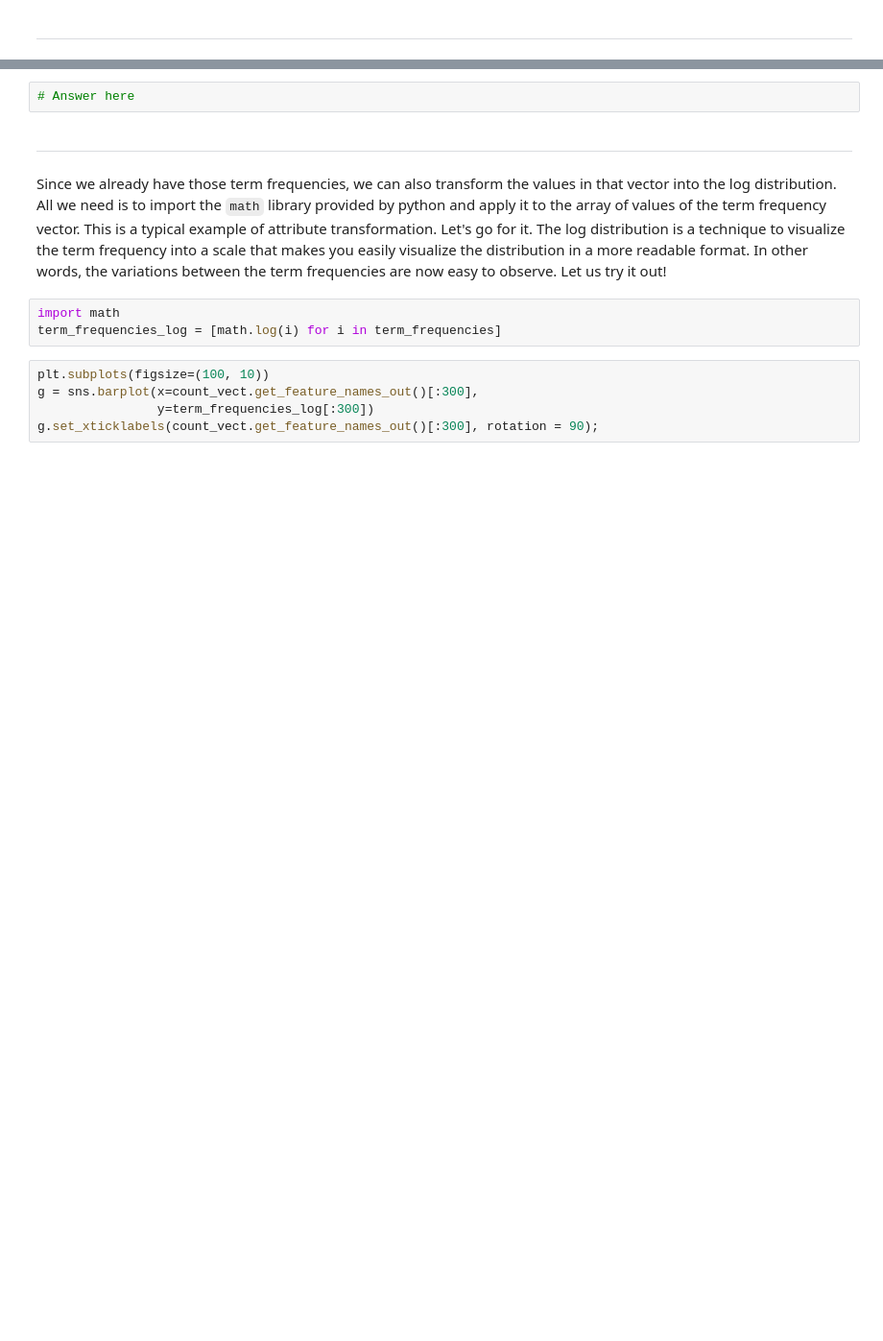
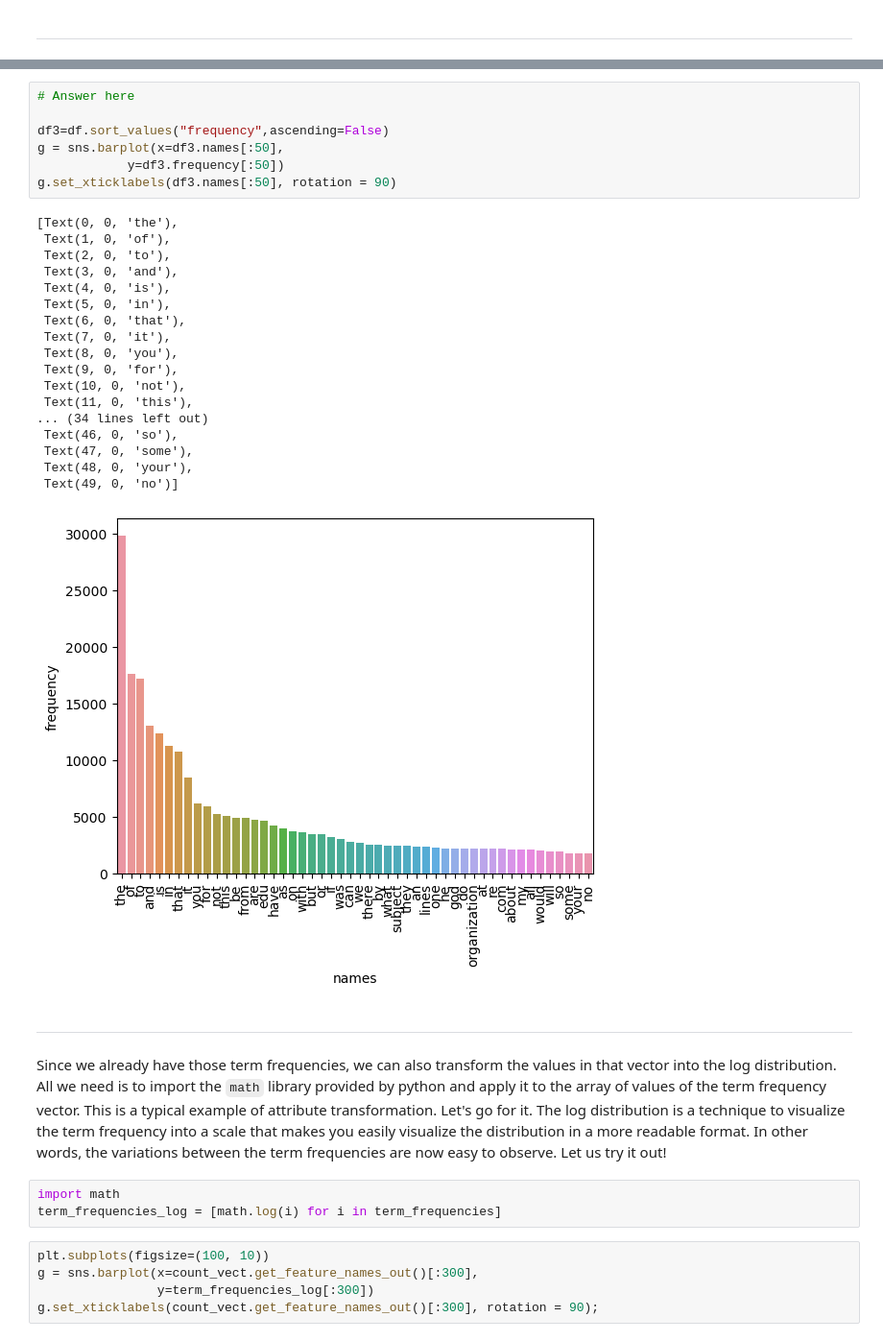
Before and after one commit to fredy1201/DM2024-Lab1-Master, a Jupyter notebook: DM2024-Lab1-Master.ipynb, the cells around one changed output, grey strips where cells are left out. Shown at 96% size. Drawn from its saved outputs; the diff is of its cells as text; blank space fills up the shorter version.

```diff
--- a/DM2024-Lab1-Master.ipynb
+++ b/DM2024-Lab1-Master.ipynb
@@ -1132,8 +1207,32 @@ The chart above only contains 300 vocabulary in the documents, and it's already
 Additionally, you can attempt to sort the terms on the `x-axis` by frequency instead of in alphabetical order. This way the visualization is more meaninfgul and you will be able to observe the so called [long tail](https://en.wikipedia.org/wiki/Long_tail) (get familiar with this term since it will appear a lot in data mining and other statistics courses). see picture below
 
 ![alt txt](https://upload.wikimedia.org/wikipedia/commons/thumb/8/8a/Long_tail.svg/1000px-Long_tail.svg.png)
-# %%
-# Answer here
+# %%
+# Answer here
+
+df3=df.sort_values("frequency",ascending=False)
+g = sns.barplot(x=df3.names[:50],
+            y=df3.frequency[:50])
+g.set_xticklabels(df3.names[:50], rotation = 90)
+# %% [output]
+[Text(0, 0, 'the'),
+ Text(1, 0, 'of'),
+ Text(2, 0, 'to'),
+ Text(3, 0, 'and'),
+ Text(4, 0, 'is'),
+ Text(5, 0, 'in'),
+ Text(6, 0, 'that'),
+ Text(7, 0, 'it'),
+ Text(8, 0, 'you'),
+ Text(9, 0, 'for'),
+ Text(10, 0, 'not'),
+ Text(11, 0, 'this'),
+... (34 lines left out)
+ Text(46, 0, 'so'),
+ Text(47, 0, 'some'),
+ Text(48, 0, 'your'),
+ Text(49, 0, 'no')]
+[figure, added]
 # %% [markdown]
 ---
 # %% [markdown]
```
Also changed, not shown: parts of 17 cells of this notebook.
